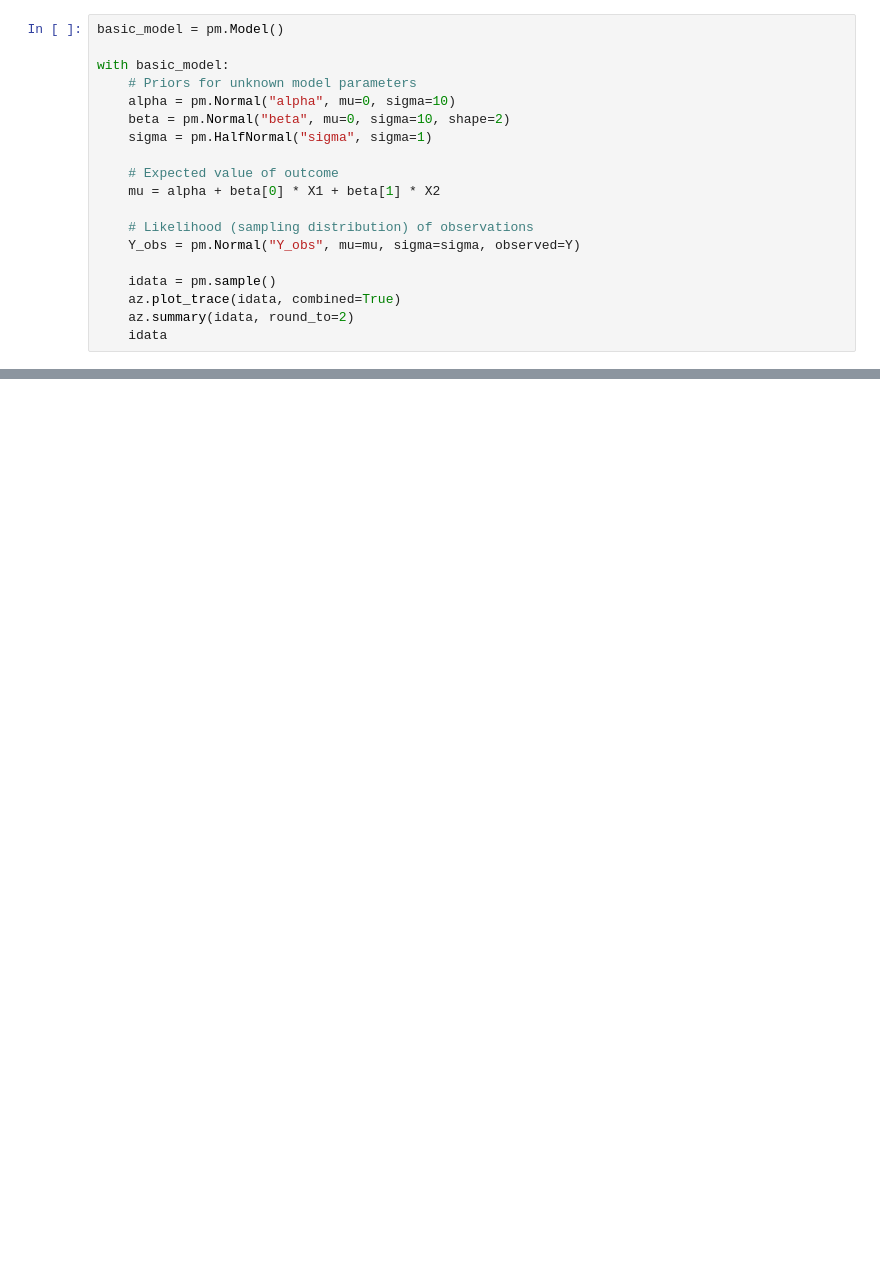
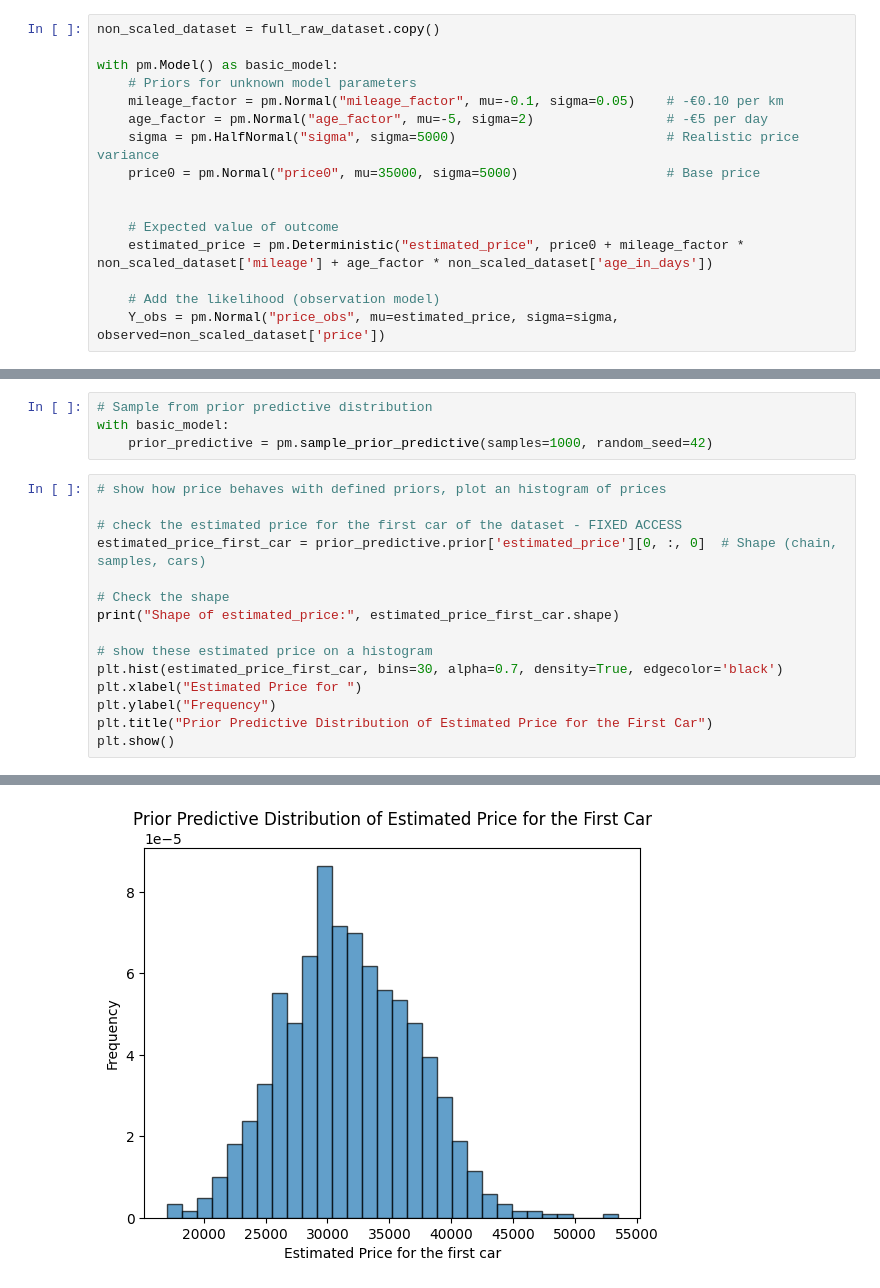
Before and after one commit to duhlin/statleboncoin, a Jupyter notebook: modeling/notebooks/bayesian_analysis.ipynb, the cells around one changed output, grey strips where cells are left out. Saved outputs shown, nothing was run; the diff lists cells and outputs as text; blank space fills up the shorter version.

```diff
--- a/modeling/notebooks/bayesian_analysis.ipynb
+++ b/modeling/notebooks/bayesian_analysis.ipynb
@@ -35,19 +61,16 @@ axes[1].set_xlabel("X2");
 # %%
-basic_model = pm.Model()
+non_scaled_dataset = full_raw_dataset.copy()
 
-with basic_model:
+with pm.Model() as basic_model:
     # Priors for unknown model parameters
-    alpha = pm.Normal("alpha", mu=0, sigma=10)
-    beta = pm.Normal("beta", mu=0, sigma=10, shape=2)
-    sigma = pm.HalfNormal("sigma", sigma=1)
+    mileage_factor = pm.Normal("mileage_factor", mu=-0.1, sigma=0.05)    # -€0.10 per km
+    age_factor = pm.Normal("age_factor", mu=-5, sigma=2)                 # -€5 per day
+    sigma = pm.HalfNormal("sigma", sigma=5000)                           # Realistic price variance
+    price0 = pm.Normal("price0", mu=35000, sigma=5000)                   # Base price
+
 
     # Expected value of outcome
-    mu = alpha + beta[0] * X1 + beta[1] * X2
+    estimated_price = pm.Deterministic("estimated_price", price0 + mileage_factor * non_scaled_dataset['mileage'] + age_factor * non_scaled_dataset['age_in_days'])
 
-    # Likelihood (sampling distribution) of observations
-    Y_obs = pm.Normal("Y_obs", mu=mu, sigma=sigma, observed=Y)
-
-    idata = pm.sample()
-    az.plot_trace(idata, combined=True)
-    az.summary(idata, round_to=2)
-    idata
+    # Add the likelihood (observation model)
+    Y_obs = pm.Normal("price_obs", mu=estimated_price, sigma=sigma, observed=non_scaled_dataset['price'])
@@ -61,0 +77,20 @@ Sampling 4 chains for 1_000 tune and 1_000 draw iterations (4_000 + 4_000 draws
+# %%
+# Sample from prior predictive distribution
+with basic_model:
+    prior_predictive = pm.sample_prior_predictive(samples=1000, random_seed=42)
+# %%
+# show how price behaves with defined priors, plot an histogram of prices
+
+# check the estimated price for the first car of the dataset - FIXED ACCESS
+estimated_price_first_car = prior_predictive.prior['estimated_price'][0, :, 0]  # Shape (chain, samples, cars)
+
+# Check the shape
+print("Shape of estimated_price:", estimated_price_first_car.shape)
+
+# show these estimated price on a histogram
+plt.hist(estimated_price_first_car, bins=30, alpha=0.7, density=True, edgecolor='black')
+plt.xlabel("Estimated Price for ")
+plt.ylabel("Frequency")
+plt.title("Prior Predictive Distribution of Estimated Price for the First Car")
+plt.show()
+# %% [output]
@@ -61,0 +98 @@ Sampling 4 chains for 1_000 tune and 1_000 draw iterations (4_000 + 4_000 draws
+[figure, added]
```
Also changed, not shown: parts of 10 cells of this notebook, 9 other files.
